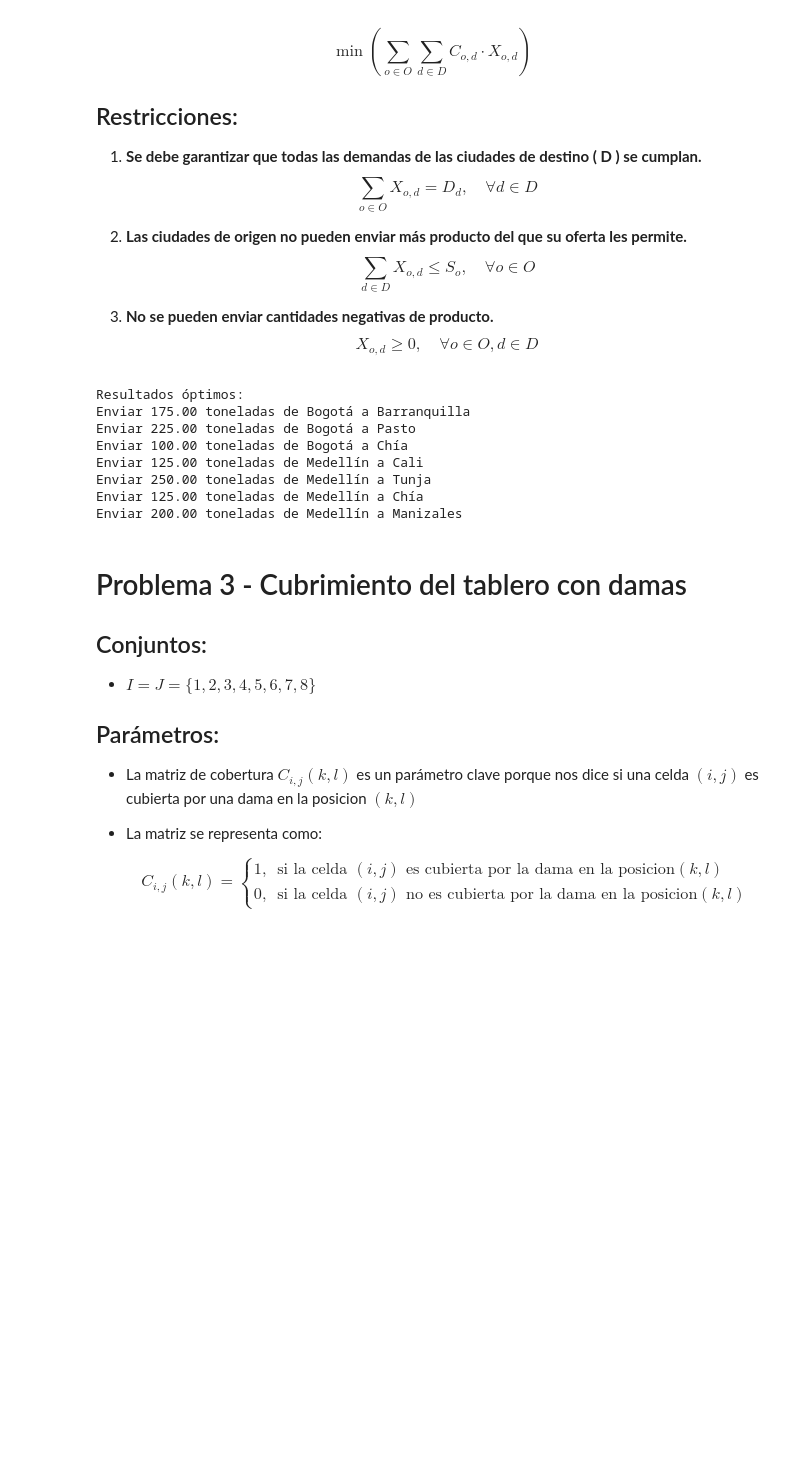
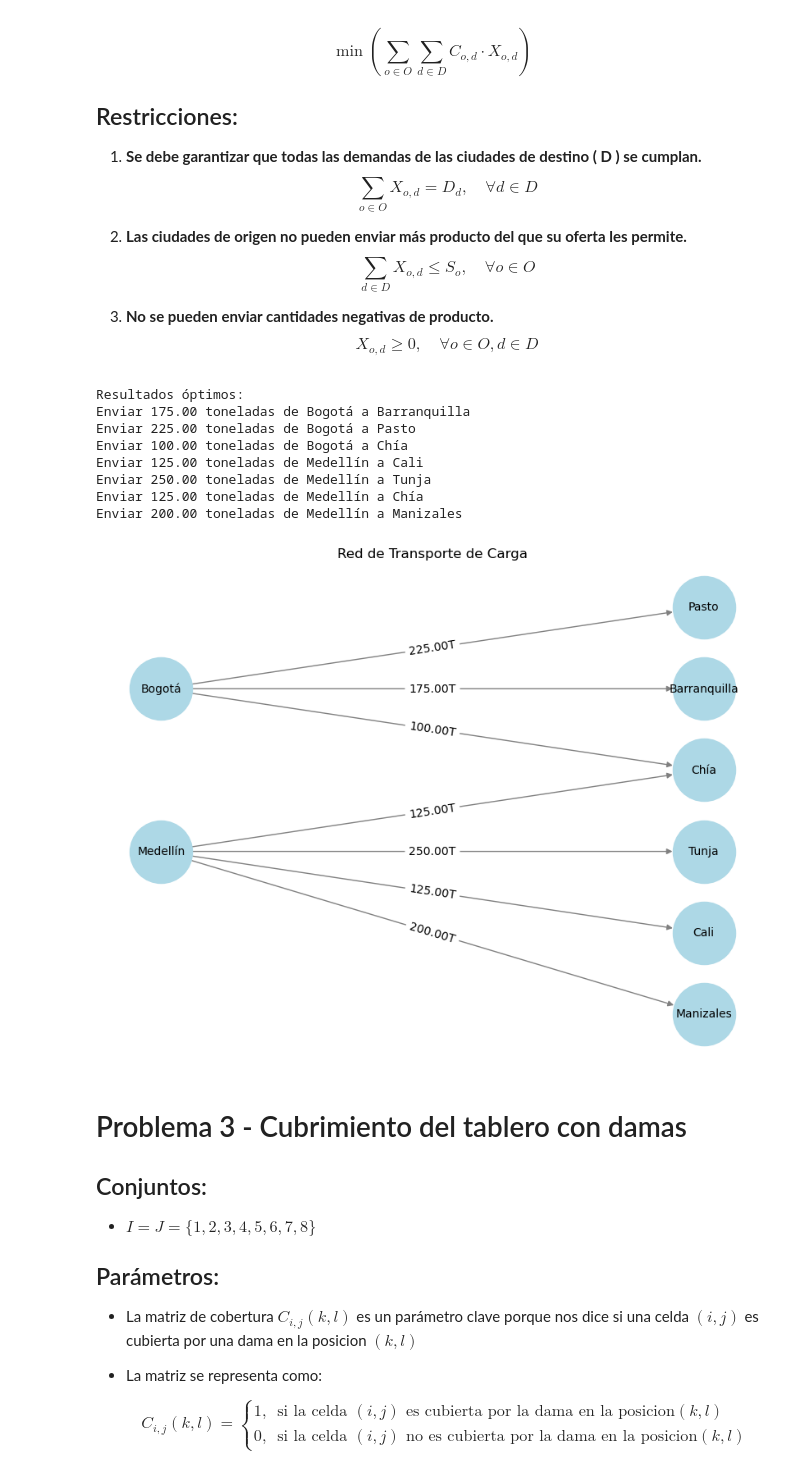
Before and after one commit to scasasbuenas/MOS-Laboratorios, a Jupyter notebook: Laboratorio 2/laboratorio2.ipynb, the cells around one changed output. Cells and saved outputs as stored; diff of their text form; code cells hidden in the pictures; blank space fills up the shorter version.

```diff
--- a/Laboratorio 2/laboratorio2.ipynb
+++ b/Laboratorio 2/laboratorio2.ipynb
@@ -488,33 +311,75 @@ model.obj = Objective(rule=obj_rule, sense=minimize)
 # --- Restricciones ---
 # Restricción de oferta
 model.SupplyConstraint = ConstraintList()
 for i in model.O:
     model.SupplyConstraint.add(sum(model.x[i, j] for j in model.D) <= model.S[i])
 
 # Restricción de demanda
 model.DemandConstraint = ConstraintList()
 for j in model.D:
     model.DemandConstraint.add(sum(model.x[i, j] for i in model.O) == model.Demand[j])
 
 # --- Resolver el modelo ---
 solver = SolverFactory('glpk')
 solver.solve(model)
 
 # --- Mostrar resultados ---
 print("\nResultados óptimos:")
 for i in model.O:
     for j in model.D:
         if model.x[i, j].value > 0:
             print(f"Enviar {model.x[i, j].value:.2f} toneladas de {i} a {j}")
+
+import matplotlib.pyplot as plt
+import networkx as nx
+import matplotlib.pyplot as plt
+import networkx as nx
+import matplotlib.pyplot as plt
+import networkx as nx
+
+# Crear el grafo
+g = nx.DiGraph()
+
+# Posiciones de los nodos para la visualización
+pos = {
+    "Bogotá": (0, 1), "Medellín": (0, -1),
+    "Pasto": (2, 2), "Barranquilla": (2, 1), "Chía": (2, 0),
+    "Tunja": (2, -1), "Cali": (2, -2), "Manizales": (2, -3)
+}
+
+# Agregar nodos
+g.add_nodes_from(pos.keys())
+
+# Agregar aristas con los valores óptimos obtenidos
+edges = []
+for i in model.O:
+    for j in model.D:
+        if model.x[i, j].value > 0:
+            edges.append((i, j, model.x[i, j].value))
+
+for o, d, weight in edges:
+    g.add_edge(o, d, weight=weight)
+
+# Dibujar el grafo
+plt.figure(figsize=(8, 6))
+nx.draw(g, pos, with_labels=True, node_color="lightblue", edge_color="gray", node_size=3000, font_size=10)
+
+# Agregar etiquetas a las aristas
+edge_labels = {(o, d): f"{w:.2f}T" for o, d, w in edges}
+nx.draw_networkx_edge_labels(g, pos, edge_labels=edge_labels, font_size=10)
+
+plt.title("Red de Transporte de Carga")
+plt.show()
 # %% [output]
 Resultados óptimos:
 Enviar 175.00 toneladas de Bogotá a Barranquilla
 Enviar 225.00 toneladas de Bogotá a Pasto
 Enviar 100.00 toneladas de Bogotá a Chía
 Enviar 125.00 toneladas de Medellín a Cali
 Enviar 250.00 toneladas de Medellín a Tunja
 Enviar 125.00 toneladas de Medellín a Chía
 Enviar 200.00 toneladas de Medellín a Manizales
+[figure, added]
 # %% [markdown]
 # Problema 3 - Cubrimiento del tablero con damas
 
```
Also changed, not shown: parts of 3 cells of this notebook.
